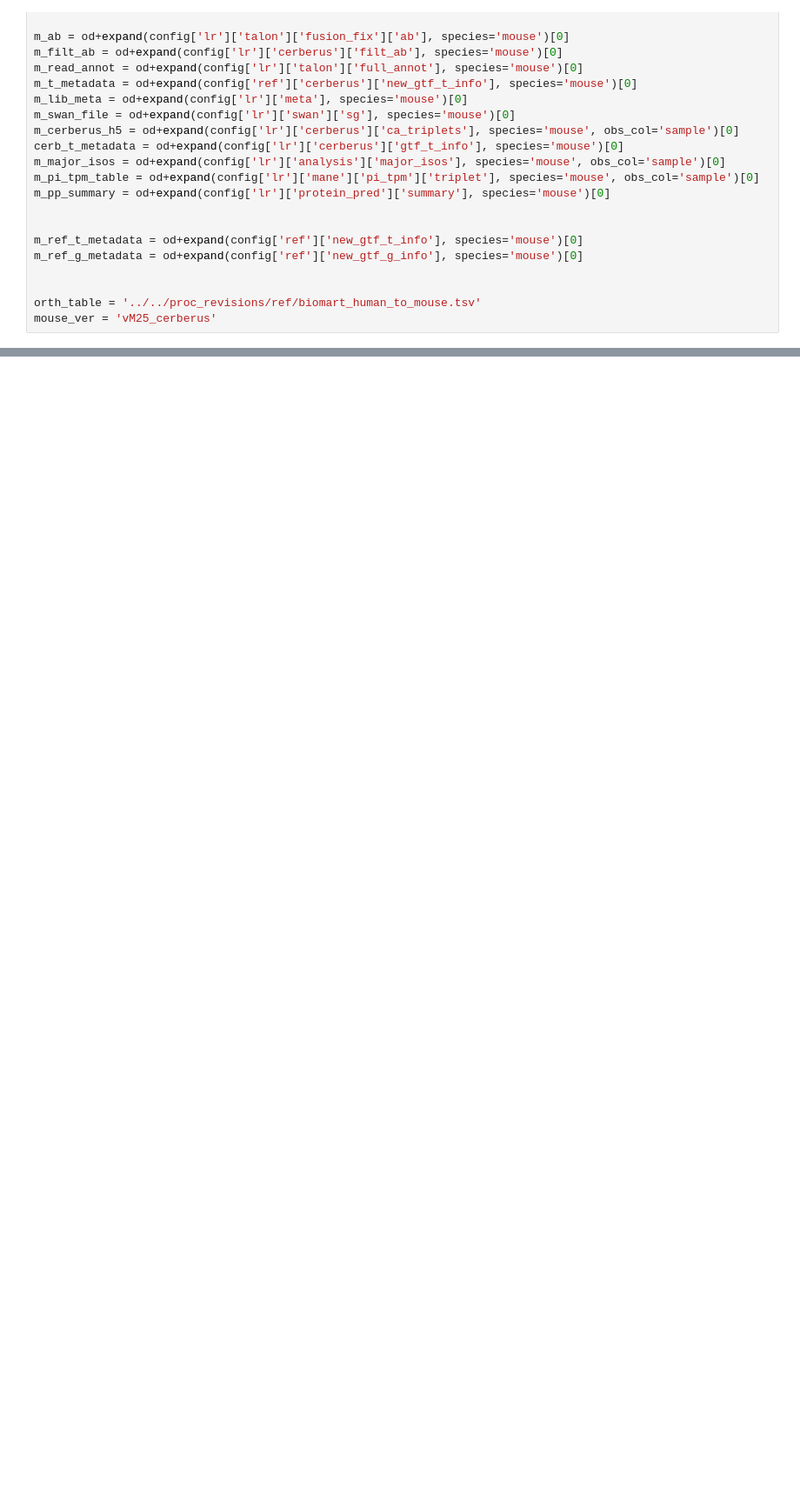
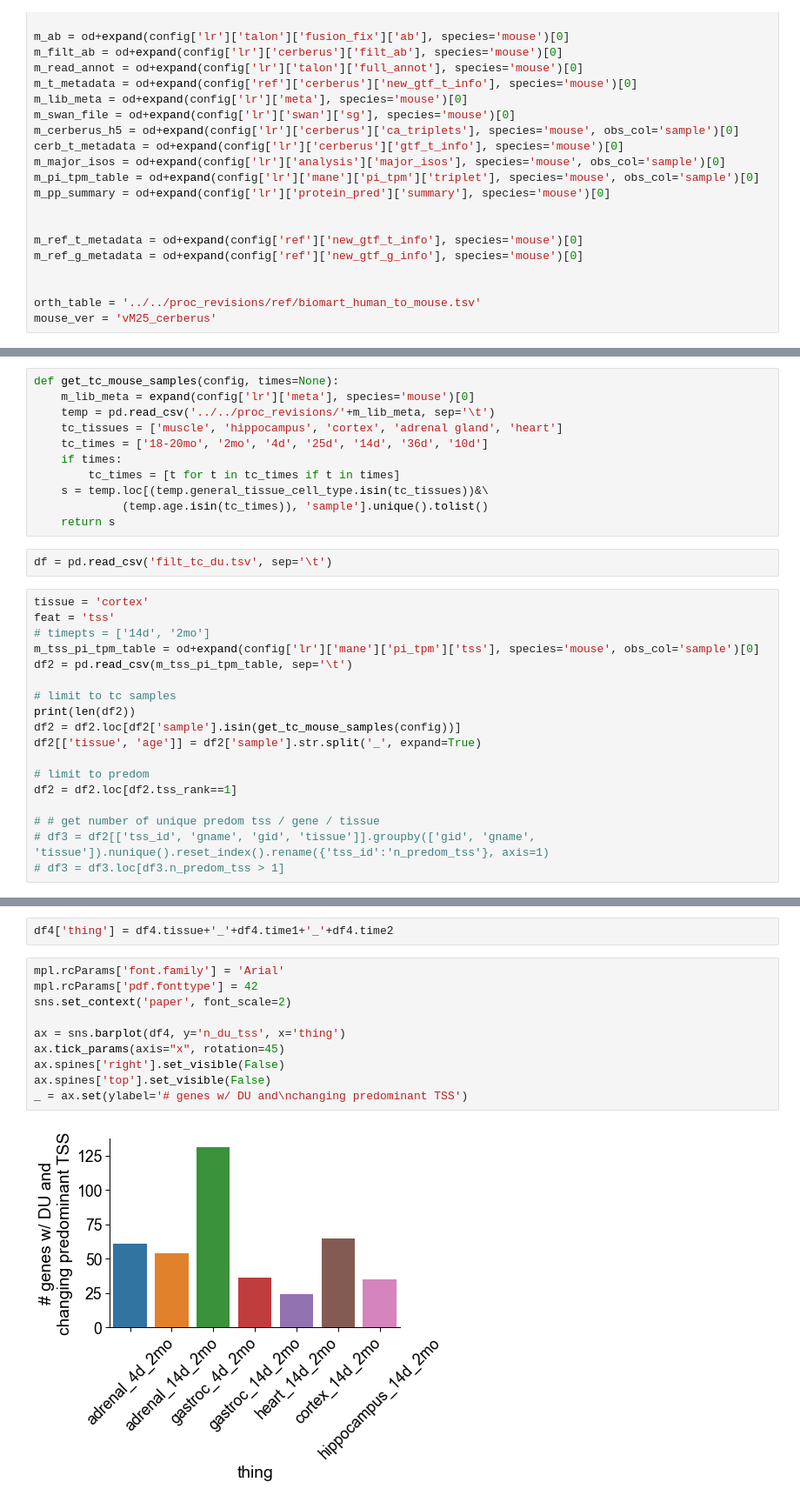
Before and after one commit to fairliereese/paper_rnawg, a Jupyter notebook: figures_revisions/flagship/mouse.ipynb, the cells around one changed output, grey strips where cells are left out. Shown at 87% size. Cells and saved outputs as stored; diff of their text form; blank space fills up the shorter version.

```diff
--- a/figures_revisions/flagship/mouse.ipynb
+++ b/figures_revisions/flagship/mouse.ipynb
@@ -68,0 +74,31 @@ mouse_ver = 'vM25_cerberus'
+# %%
+def get_tc_mouse_samples(config, times=None):
+    m_lib_meta = expand(config['lr']['meta'], species='mouse')[0]
+    temp = pd.read_csv('../../proc_revisions/'+m_lib_meta, sep='\t')
+    tc_tissues = ['muscle', 'hippocampus', 'cortex', 'adrenal gland', 'heart']
+    tc_times = ['18-20mo', '2mo', '4d', '25d', '14d', '36d', '10d']
+    if times:
+        tc_times = [t for t in tc_times if t in times]
+    s = temp.loc[(temp.general_tissue_cell_type.isin(tc_tissues))&\
+             (temp.age.isin(tc_times)), 'sample'].unique().tolist()
+    return s
+# %%
+df = pd.read_csv('filt_tc_du.tsv', sep='\t')
+# %%
+tissue = 'cortex'
+feat = 'tss'
+# timepts = ['14d', '2mo']
+m_tss_pi_tpm_table = od+expand(config['lr']['mane']['pi_tpm']['tss'], species='mouse', obs_col='sample')[0]
+df2 = pd.read_csv(m_tss_pi_tpm_table, sep='\t')
+
+# limit to tc samples
+print(len(df2))
+df2 = df2.loc[df2['sample'].isin(get_tc_mouse_samples(config))]
+df2[['tissue', 'age']] = df2['sample'].str.split('_', expand=True)
+
+# limit to predom
+df2 = df2.loc[df2.tss_rank==1]
+
+# # get number of unique predom tss / gene / tissue
+# df3 = df2[['tss_id', 'gname', 'gid', 'tissue']].groupby(['gid', 'gname', 'tissue']).nunique().reset_index().rename({'tss_id':'n_predom_tss'}, axis=1)
+# df3 = df3.loc[df3.n_predom_tss > 1]
@@ -68,0 +168,14 @@ mouse_ver = 'vM25_cerberus'
+# %%
+df4['thing'] = df4.tissue+'_'+df4.time1+'_'+df4.time2
+# %%
+mpl.rcParams['font.family'] = 'Arial'
+mpl.rcParams['pdf.fonttype'] = 42
+sns.set_context('paper', font_scale=2)
+
+ax = sns.barplot(df4, y='n_du_tss', x='thing')
+ax.tick_params(axis="x", rotation=45)
+ax.spines['right'].set_visible(False)
+ax.spines['top'].set_visible(False)
+_ = ax.set(ylabel='# genes w/ DU and\nchanging predominant TSS')
+# %% [output]
+[figure, added]
```
Also changed, not shown: parts of 46 cells of this notebook, 10 other files.
